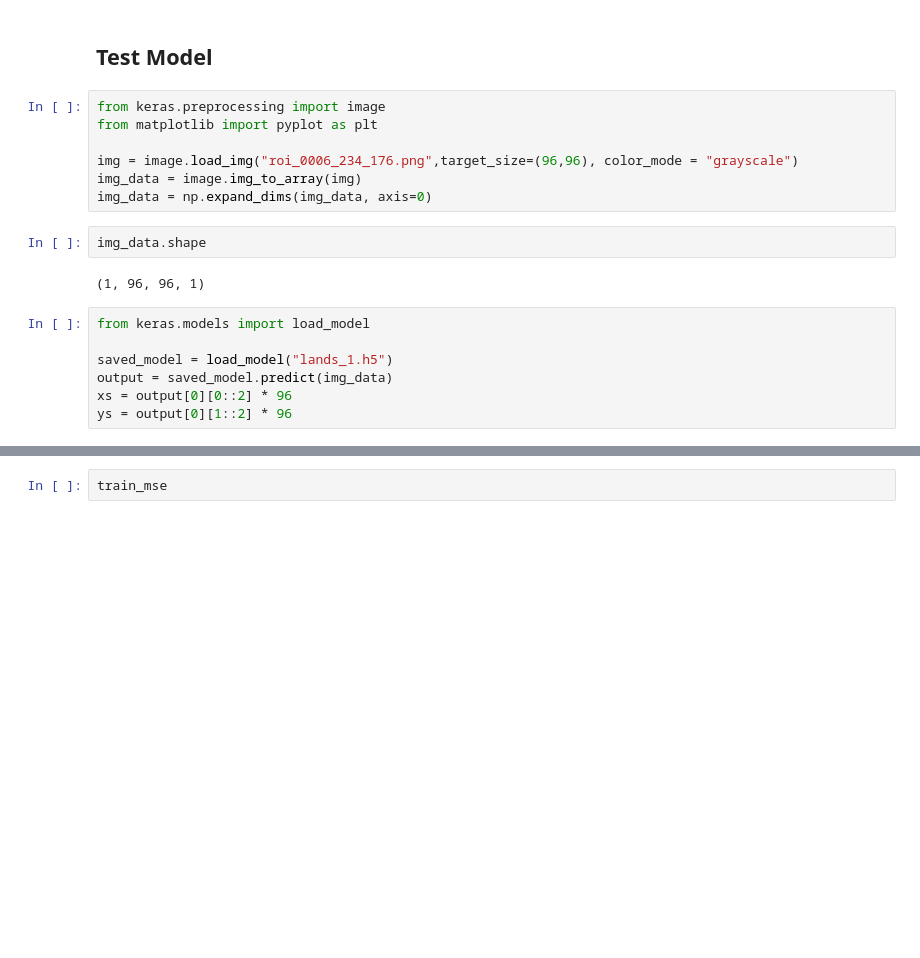
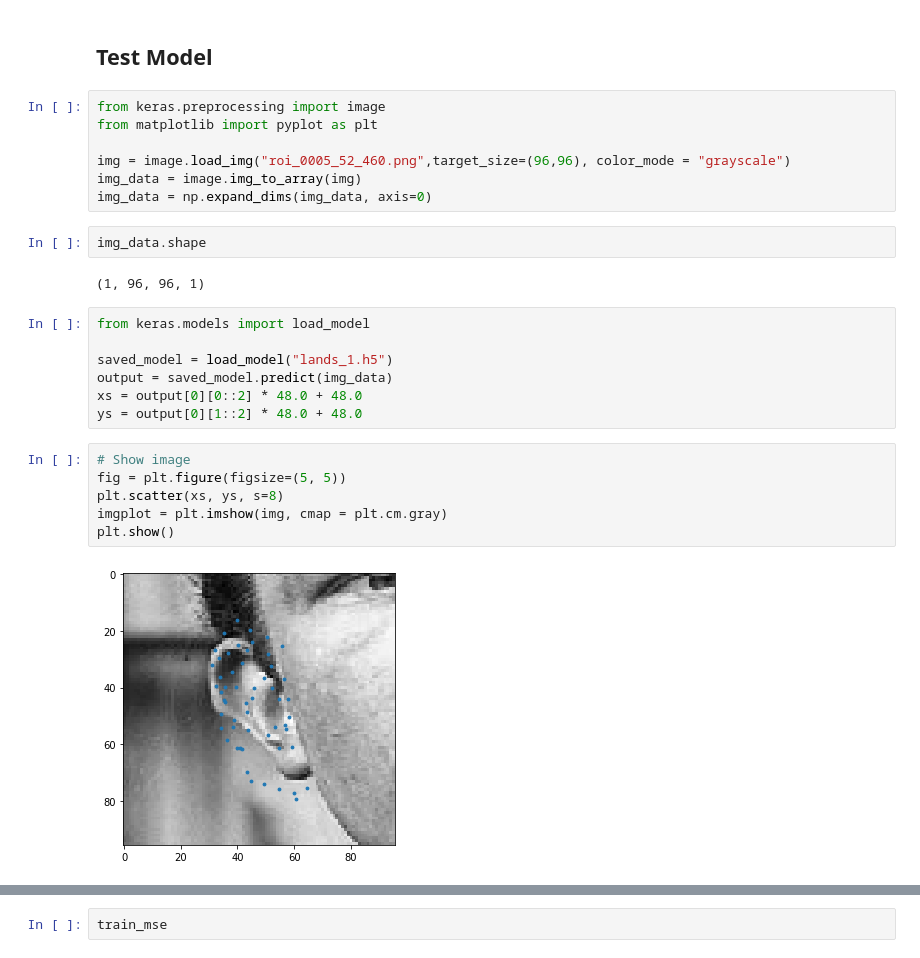
Before and after one commit to grisellycooper/GetMetricsTest, a Jupyter notebook: Automatic Ear Landmark Detection with CNN - 1 .ipynb, the cells around one changed output, grey strips where cells are left out. Saved outputs shown, nothing was run; the diff lists cells and outputs as text; blank space fills up the shorter version.

```diff
--- a/Automatic Ear Landmark Detection with CNN - 1 .ipynb
+++ b/Automatic Ear Landmark Detection with CNN - 1 .ipynb
@@ -200,7 +197,7 @@ Train: 0.080, Test: 0.015
 from keras.preprocessing import image
 from matplotlib import pyplot as plt
 
-img = image.load_img("roi_0006_234_176.png",target_size=(96,96), color_mode = "grayscale")
+img = image.load_img("roi_0005_52_460.png",target_size=(96,96), color_mode = "grayscale")
 img_data = image.img_to_array(img)
 img_data = np.expand_dims(img_data, axis=0)
 # %%
@@ -212,8 +209,16 @@ from keras.models import load_model
 
 saved_model = load_model("lands_1.h5")
 output = saved_model.predict(img_data)
-xs = output[0][0::2] * 96
-ys = output[0][1::2] * 96
+xs = output[0][0::2] * 48.0 + 48.0
+ys = output[0][1::2] * 48.0 + 48.0
+# %%
+# Show image
+fig = plt.figure(figsize=(5, 5))
+plt.scatter(xs, ys, s=8)
+imgplot = plt.imshow(img, cmap = plt.cm.gray)
+plt.show()
+# %% [output]
+[figure, added]
 # %%
 # Show image
 fig = plt.figure(figsize=(5, 5))
```
Also changed, not shown: parts of 8 cells of this notebook.
